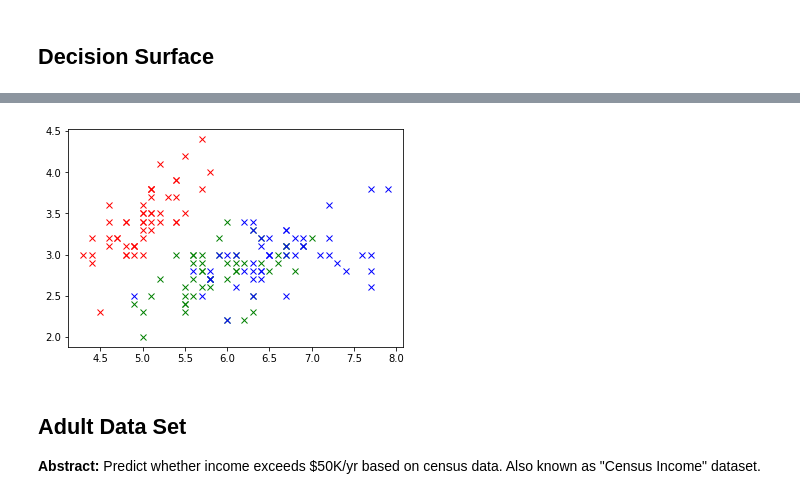
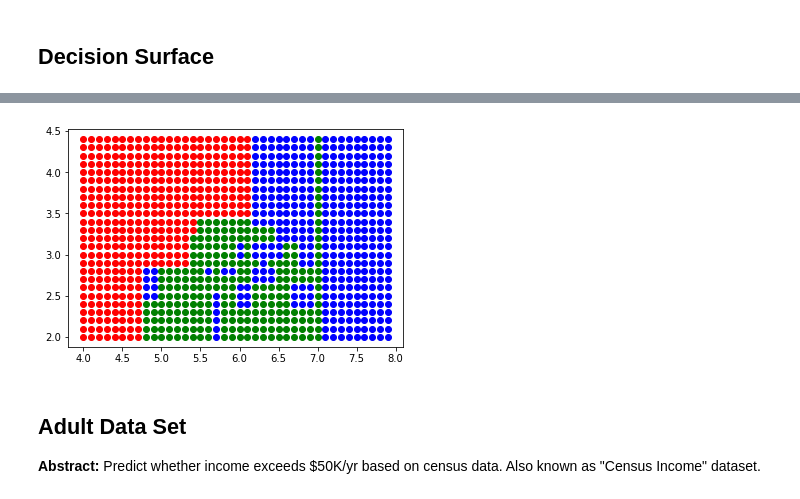
Before and after one commit to CodeEd-eV/ML-01-Decision-Tree, a Jupyter notebook: 00-introduction.ipynb, the cells around one changed output, grey strips where cells are left out. Drawn from its saved outputs; the diff is of its cells as text; code cells hidden in the pictures.

```diff
--- a/00-introduction.ipynb
+++ b/00-introduction.ipynb
@@ -102,13 +82,13 @@ array([4. , 4. , 4. , 4. , 4. , 4. , 4. , 4. , 4. , 4. , 4. , 4. , 4. ,
 # %%
 import matplotlib.pyplot as plt
 x = range(1,10)
 y = range(1,10)
-plt.plot(surface_se[0],surface_se['sepal-width'],'rx')
-plt.plot(surface_ve[0],surface_ve['sepal-width'],'gx')
-plt.plot(surface_vi[0],surface_vi['sepal-width'],'bx')
+plt.plot(surface_se[:,0],surface_se[:,1],'ro')
+plt.plot(surface_ve[:,0],surface_ve[:,1],'go')
+plt.plot(surface_vi[:,0],surface_vi[:,1],'bo')
 plt.show()
 # %% [output]
-[figure, old version]
+[figure, new version]
 # %% [markdown]
 ## Adult Data Set
 **Abstract:** Predict whether income exceeds $50K/yr based on census data. Also known as "Census Income" dataset.
```
Also changed, not shown: parts of 1 cell of this notebook.
